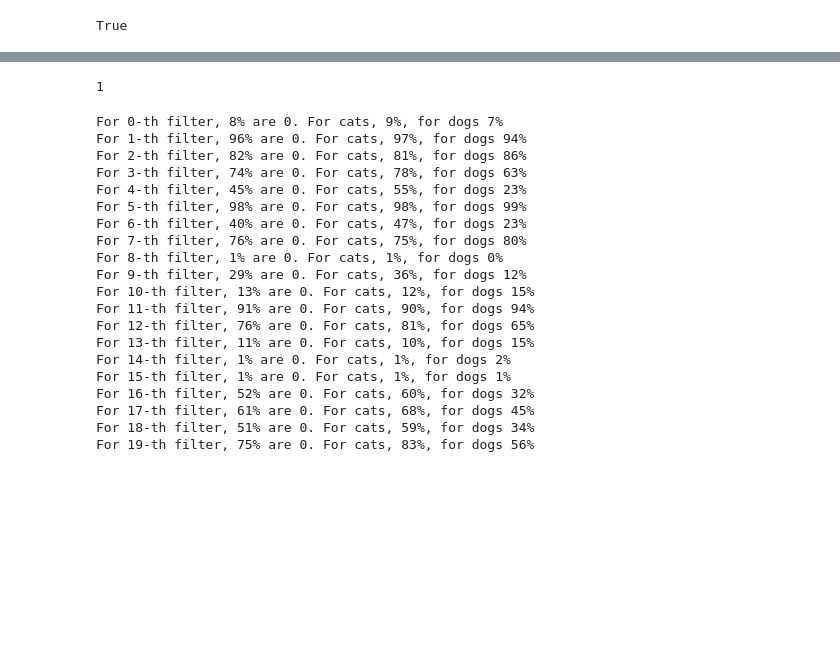
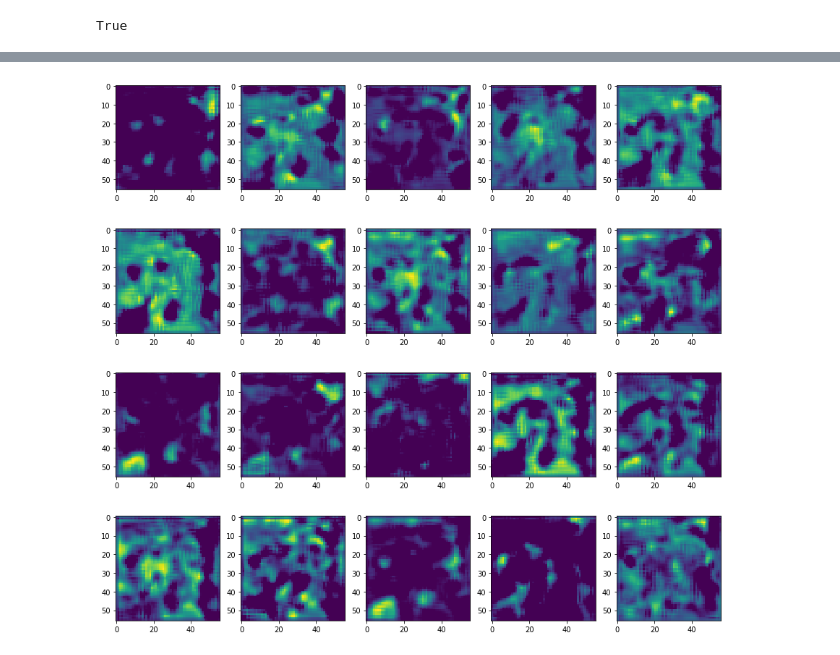
Before and after one commit to mspinaci/deep-learning-examples, a Jupyter notebook: Try without Keras.ipynb, the cells around one changed output, grey strips where cells are left out. Drawn from its saved outputs; the diff is of its cells as text; code cells hidden in the pictures; blank space fills up the shorter version.

```diff
--- a/Try without Keras.ipynb
+++ b/Try without Keras.ipynb
@@ -101,29 +111,10 @@ for i in range(model.layers[-1].output_shape[-1]):
-# %%
-labels[j]
-# %% [output]
-1
-# %%
-for i in range(20):
-    print('For {}-th filter, {:.0f}% are 0. For cats, {:.0f}%, for dogs {:.0f}%'.format(
-        i, 100*(y[:,:,:,i]==0).mean(), 100*(y[labels==1,:,:,i]==0).mean(), 100*(y[labels==0,:,:,i]==0).mean()))
-# %% [output]
-For 0-th filter, 8% are 0. For cats, 9%, for dogs 7%
-For 1-th filter, 96% are 0. For cats, 97%, for dogs 94%
-For 2-th filter, 82% are 0. For cats, 81%, for dogs 86%
-For 3-th filter, 74% are 0. For cats, 78%, for dogs 63%
-For 4-th filter, 45% are 0. For cats, 55%, for dogs 23%
-For 5-th filter, 98% are 0. For cats, 98%, for dogs 99%
-For 6-th filter, 40% are 0. For cats, 47%, for dogs 23%
-For 7-th filter, 76% are 0. For cats, 75%, for dogs 80%
-For 8-th filter, 1% are 0. For cats, 1%, for dogs 0%
-For 9-th filter, 29% are 0. For cats, 36%, for dogs 12%
-For 10-th filter, 13% are 0. For cats, 12%, for dogs 15%
-For 11-th filter, 91% are 0. For cats, 90%, for dogs 94%
-For 12-th filter, 76% are 0. For cats, 81%, for dogs 65%
-For 13-th filter, 11% are 0. For cats, 10%, for dogs 15%
-For 14-th filter, 1% are 0. For cats, 1%, for dogs 2%
-For 15-th filter, 1% are 0. For cats, 1%, for dogs 1%
-For 16-th filter, 52% are 0. For cats, 60%, for dogs 32%
-For 17-th filter, 61% are 0. For cats, 68%, for dogs 45%
-For 18-th filter, 51% are 0. For cats, 59%, for dogs 34%
-For 19-th filter, 75% are 0. For cats, 83%, for dogs 56%
+# %%
+n = int(np.ceil(model.layers[-1].output_shape[-1] / 5))
+f, axes = plt.subplots(n,5,figsize=(15,3*n+2))
+for i in range(model.layers[-1].output_shape[-1]):
+    if n > 1:
+        axes[i//5,i%5].imshow(y[j,:,:,i])
+    else:
+        axes[i].imshow(y[j,:,:,i])
+# %% [output]
+[figure, added]
```
Also changed, not shown: parts of 8 cells of this notebook, 1 other file.
